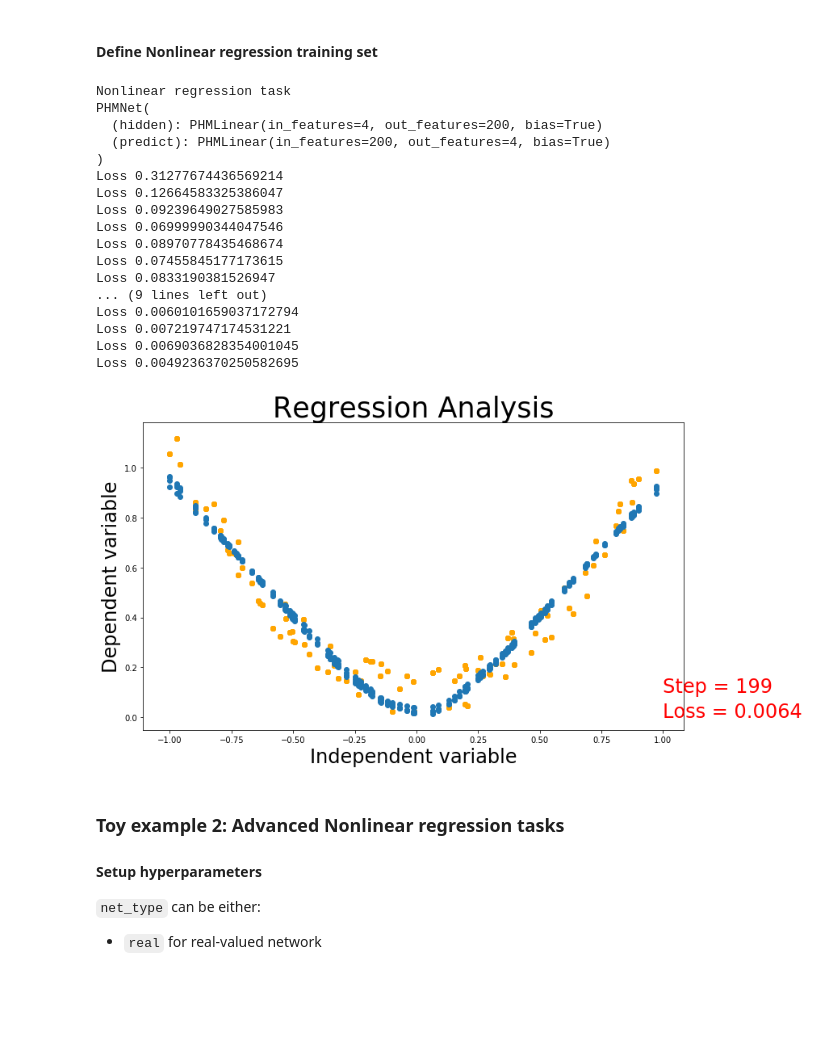
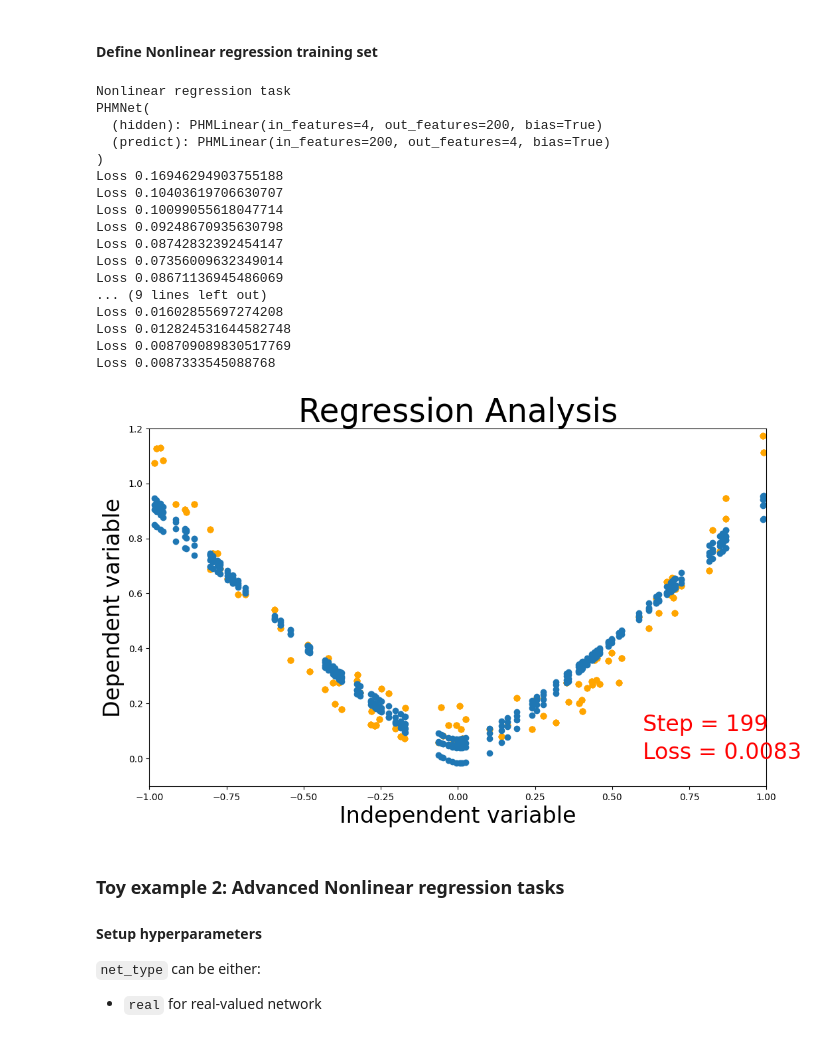
Before and after one commit to eleGAN23/HyperNets, a Jupyter notebook: tutorials/Toy regression examples with PHM.ipynb, the cells around one changed output. Drawn from its saved outputs; the diff is of its cells as text; code cells hidden in the pictures; blank space fills up the shorter version.

```diff
--- a/tutorials/Toy regression examples with PHM.ipynb
+++ b/tutorials/Toy regression examples with PHM.ipynb
@@ -189,54 +189,79 @@ for t in range(200):
     optimizer.zero_grad()
     prediction = net(x)
     loss = loss_func(prediction, y)
     losses.append(loss.item())
 
     loss.backward()
     optimizer.step()
 
     # Print losses
     if t%10 == 0:
         print("Loss", loss.item())
 
+    # # Plot and show learning process
+    # plt.cla()
+    # ax.set_title('Regression Analysis', fontsize=35)
+    # ax.set_xlabel('Independent variable', fontsize=24)
+    # ax.set_ylabel('Dependent variable', fontsize=24)
+    # ax.scatter(x.data.numpy(), y.data.numpy(), color = "orange")
+    # ax.scatter(x.data.numpy(), prediction.data.numpy())
+    # ax.text(1.0, 0.1, 'Step = %d' % t, fontdict={'size': 24, 'color':  'red'})
+    # ax.text(1.0, 0, 'Loss = %.4f' % loss.data.numpy(),
+    #         fontdict={'size': 24, 'color':  'red'})
+
+    # fig.canvas.draw()       # draw the canvas
+    # image = np.frombuffer(fig.canvas.buffer_rgba(), dtype='uint8')
+    # #image  = image.reshape(fig.canvas.get_width_height()[::-1] + (3,))
+    # image = image.reshape(fig.canvas.get_width_height()[::-1] + (4,))  #RGBA
+    # image = image[:, :, :3]  # keep only RGB
+    # my_images.append(image)
+
     # Plot and show learning process
-    plt.cla()
+    ax.clear() # Use ax.clear() instead of plt.cla()
+
+    # Re-apply styling (since clearing the axis resets them)
     ax.set_title('Regression Analysis', fontsize=35)
     ax.set_xlabel('Independent variable', fontsize=24)
     ax.set_ylabel('Dependent variable', fontsize=24)
-    ax.scatter(x.data.numpy(), y.data.numpy(), color = "orange")
+    ax.set_xlim([-1,1])
+    ax.set_ylim([-0.1,1.2])
+
+    # Draw the updated data
+    ax.scatter(x.data.numpy(), y.data.numpy(), color="orange")
     ax.scatter(x.data.numpy(), prediction.data.numpy())
-    ax.text(1.0, 0.1, 'Step = %d' % t, fontdict={'size': 24, 'color':  'red'})
-    ax.text(1.0, 0, 'Loss = %.4f' % loss.data.numpy(),
-            fontdict={'size': 24, 'color':  'red'})
+    ax.text(0.6, 0.1, 'Step = %d' % t, fontdict={'size': 24, 'color': 'red'})
+    ax.text(0.6, 0, 'Loss = %.4f' % loss.item(), fontdict={'size': 24, 'color': 'red'})
 
-    fig.canvas.draw()       # draw the canvas
-    image = np.frombuffer(fig.canvas.tostring_rgb(), dtype='uint8')
-    image  = image.reshape(fig.canvas.get_width_height()[::-1] + (3,))
+    # Force Matplotlib to fully render the new frame into the buffer
+    fig.canvas.draw()
 
+    image = np.frombuffer(fig.canvas.buffer_rgba(), dtype='uint8')
+    image = image.reshape(fig.canvas.get_width_height()[::-1] + (4,))
+    image = image[:, :, :3].copy()  # Use .copy() to ensure a fresh, unlinked array frame
     my_images.append(image)
 
 
 # save images as a gif
-# imageio.mimsave('./curve_1.gif', my_images, fps=10)
+imageio.mimsave('./curve_1.gif', my_images, fps=10)
 # %% [output]
 Nonlinear regression task
 PHMNet(
   (hidden): PHMLinear(in_features=4, out_features=200, bias=True)
   (predict): PHMLinear(in_features=200, out_features=4, bias=True)
 )
-Loss 0.31277674436569214
-Loss 0.12664583325386047
-Loss 0.09239649027585983
-Loss 0.06999990344047546
-Loss 0.08970778435468674
-Loss 0.07455845177173615
-Loss 0.0833190381526947
+Loss 0.16946294903755188
+Loss 0.10403619706630707
+Loss 0.10099055618047714
+Loss 0.09248670935630798
+Loss 0.08742832392454147
+Loss 0.07356009632349014
+Loss 0.08671136945486069
 ... (9 lines left out)
-Loss 0.0060101659037172794
-Loss 0.007219747174531221
-Loss 0.0069036828354001045
-Loss 0.0049236370250582695
+Loss 0.01602855697274208
+Loss 0.012824531644582748
+Loss 0.008709089830517769
+Loss 0.0087333545088768
-[figure, old version]
+[figure, new version]
 # %% [markdown]
 ### Toy example 2: Advanced Nonlinear regression tasks
 
```
Also changed, not shown: parts of 5 cells of this notebook, 3 other files.
